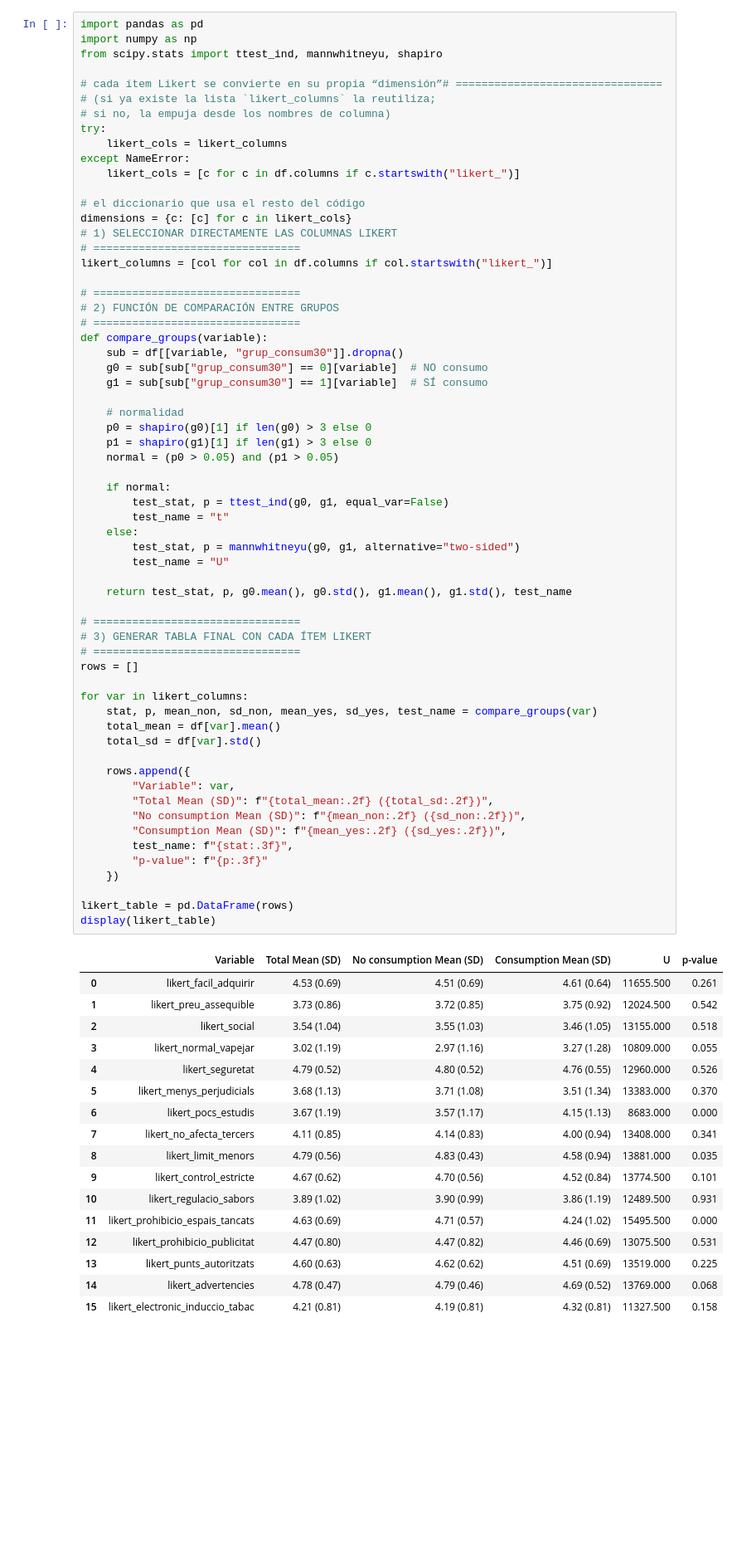
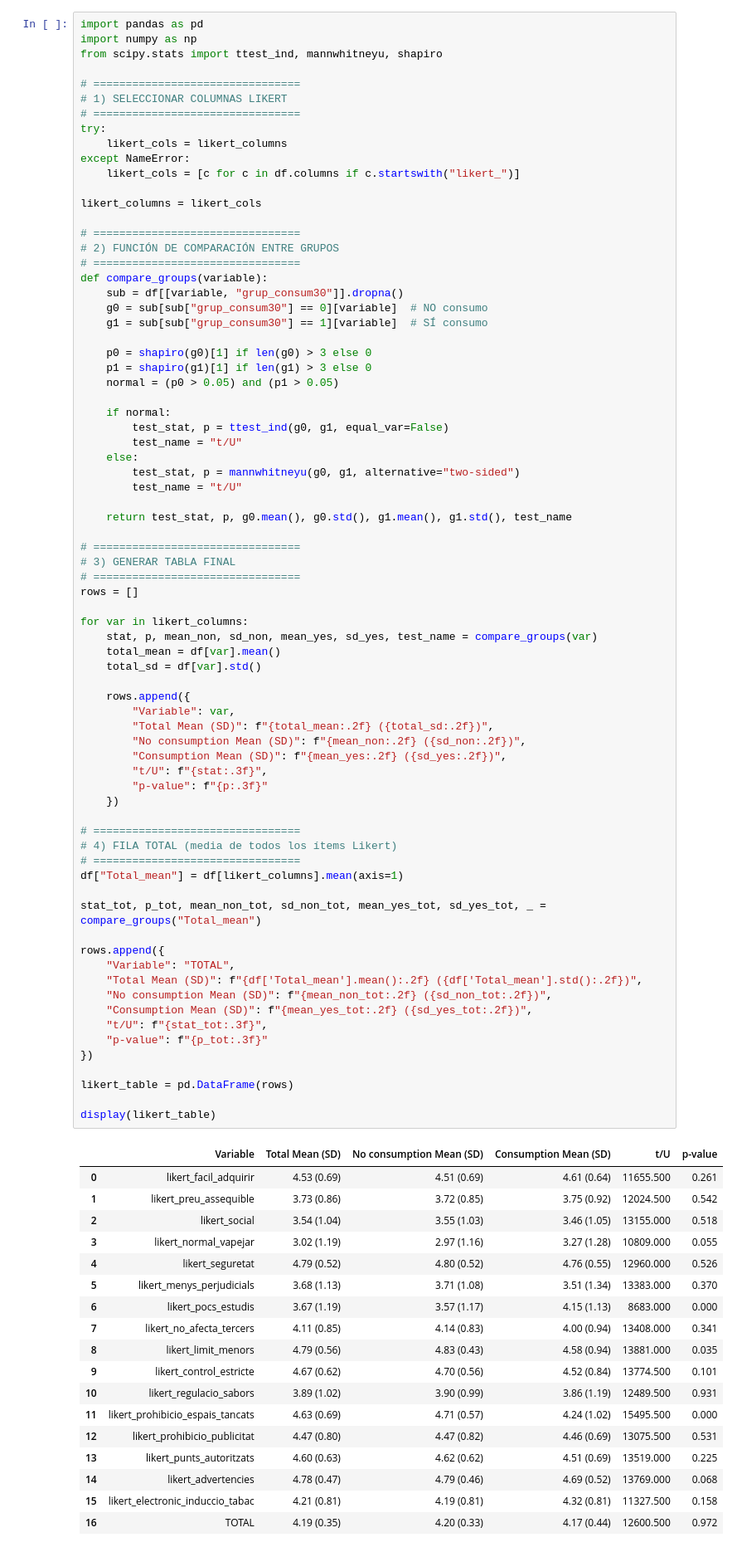
Before and after one commit to DavidRuizC/Vaping-Study, a Jupyter notebook: DataProcessing.ipynb, the cells around one changed output. Shown at 83% size. Drawn from its saved outputs; the diff is of its cells as text; blank space fills up the shorter version.

```diff
--- a/DataProcessing.ipynb
+++ b/DataProcessing.ipynb
@@ -2734,19 +2734,15 @@ import pandas as pd
 import numpy as np
 from scipy.stats import ttest_ind, mannwhitneyu, shapiro
 
-# cada ítem Likert se convierte en su propia “dimensión”# ================================
-# (si ya existe la lista `likert_columns` la reutiliza;
-# si no, la empuja desde los nombres de columna)
+# ================================
+# 1) SELECCIONAR COLUMNAS LIKERT
+# ================================
 try:
     likert_cols = likert_columns
 except NameError:
     likert_cols = [c for c in df.columns if c.startswith("likert_")]
 
-# el diccionario que usa el resto del código
-dimensions = {c: [c] for c in likert_cols}
-# 1) SELECCIONAR DIRECTAMENTE LAS COLUMNAS LIKERT
-# ================================
-likert_columns = [col for col in df.columns if col.startswith("likert_")]
+likert_columns = likert_cols
 
 # ================================
 # 2) FUNCIÓN DE COMPARACIÓN ENTRE GRUPOS
@@ -2756,43 +2752,59 @@ def compare_groups(variable):
     g0 = sub[sub["grup_consum30"] == 0][variable]  # NO consumo
     g1 = sub[sub["grup_consum30"] == 1][variable]  # SÍ consumo
 
-    # normalidad
     p0 = shapiro(g0)[1] if len(g0) > 3 else 0
     p1 = shapiro(g1)[1] if len(g1) > 3 else 0
     normal = (p0 > 0.05) and (p1 > 0.05)
 
     if normal:
         test_stat, p = ttest_ind(g0, g1, equal_var=False)
-        test_name = "t"
+        test_name = "t/U"
     else:
         test_stat, p = mannwhitneyu(g0, g1, alternative="two-sided")
-        test_name = "U"
+        test_name = "t/U"
 
     return test_stat, p, g0.mean(), g0.std(), g1.mean(), g1.std(), test_name
 
 # ================================
-# 3) GENERAR TABLA FINAL CON CADA ÍTEM LIKERT
+# 3) GENERAR TABLA FINAL
 # ================================
 rows = []
 
 for var in likert_columns:
     stat, p, mean_non, sd_non, mean_yes, sd_yes, test_name = compare_groups(var)
     total_mean = df[var].mean()
     total_sd = df[var].std()
 
     rows.append({
         "Variable": var,
         "Total Mean (SD)": f"{total_mean:.2f} ({total_sd:.2f})",
         "No consumption Mean (SD)": f"{mean_non:.2f} ({sd_non:.2f})",
         "Consumption Mean (SD)": f"{mean_yes:.2f} ({sd_yes:.2f})",
-        test_name: f"{stat:.3f}",
+        "t/U": f"{stat:.3f}",
         "p-value": f"{p:.3f}"
     })
 
+# ================================
+# 4) FILA TOTAL (media de todos los ítems Likert)
+# ================================
+df["Total_mean"] = df[likert_columns].mean(axis=1)
+
+stat_tot, p_tot, mean_non_tot, sd_non_tot, mean_yes_tot, sd_yes_tot, _ = compare_groups("Total_mean")
+
+rows.append({
+    "Variable": "TOTAL",
+    "Total Mean (SD)": f"{df['Total_mean'].mean():.2f} ({df['Total_mean'].std():.2f})",
+    "No consumption Mean (SD)": f"{mean_non_tot:.2f} ({sd_non_tot:.2f})",
+    "Consumption Mean (SD)": f"{mean_yes_tot:.2f} ({sd_yes_tot:.2f})",
+    "t/U": f"{stat_tot:.3f}",
+    "p-value": f"{p_tot:.3f}"
+})
+
 likert_table = pd.DataFrame(rows)
+
 display(likert_table)
 # %% [output]
-|  | Variable | Total Mean (SD) | No consumption Mean (SD) | Consumption Mean (SD) | U | p-value |
+|  | Variable | Total Mean (SD) | No consumption Mean (SD) | Consumption Mean (SD) | t/U | p-value |
 | 0 | likert_facil_adquirir | 4.53 (0.69) | 4.51 (0.69) | 4.61 (0.64) | 11655.500 | 0.261 |
 | 1 | likert_preu_assequible | 3.73 (0.86) | 3.72 (0.85) | 3.75 (0.92) | 12024.500 | 0.542 |
 | 2 | likert_social | 3.54 (1.04) | 3.55 (1.03) | 3.46 (1.05) | 13155.000 | 0.518 |
@@ -2809,3 +2821,4 @@ display(likert_table)
 | 13 | likert_punts_autoritzats | 4.60 (0.63) | 4.62 (0.62) | 4.51 (0.69) | 13519.000 | 0.225 |
 | 14 | likert_advertencies | 4.78 (0.47) | 4.79 (0.46) | 4.69 (0.52) | 13769.000 | 0.068 |
 | 15 | likert_electronic_induccio_tabac | 4.21 (0.81) | 4.19 (0.81) | 4.32 (0.81) | 11327.500 | 0.158 |
+| 16 | TOTAL | 4.19 (0.35) | 4.20 (0.33) | 4.17 (0.44) | 12600.500 | 0.972 |
```
Also changed, not shown: parts of 1 cell of this notebook.
